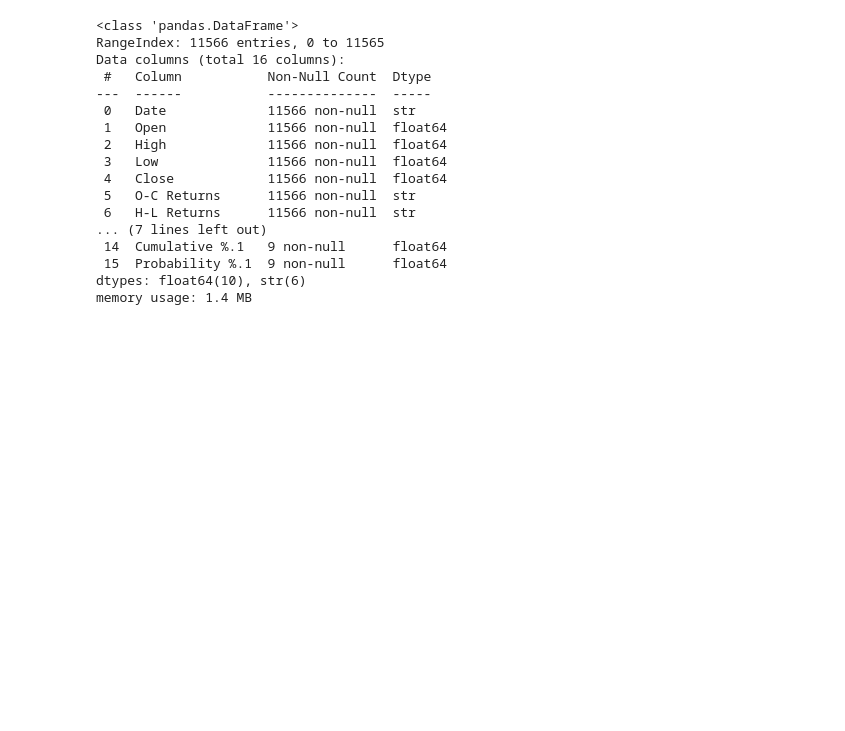
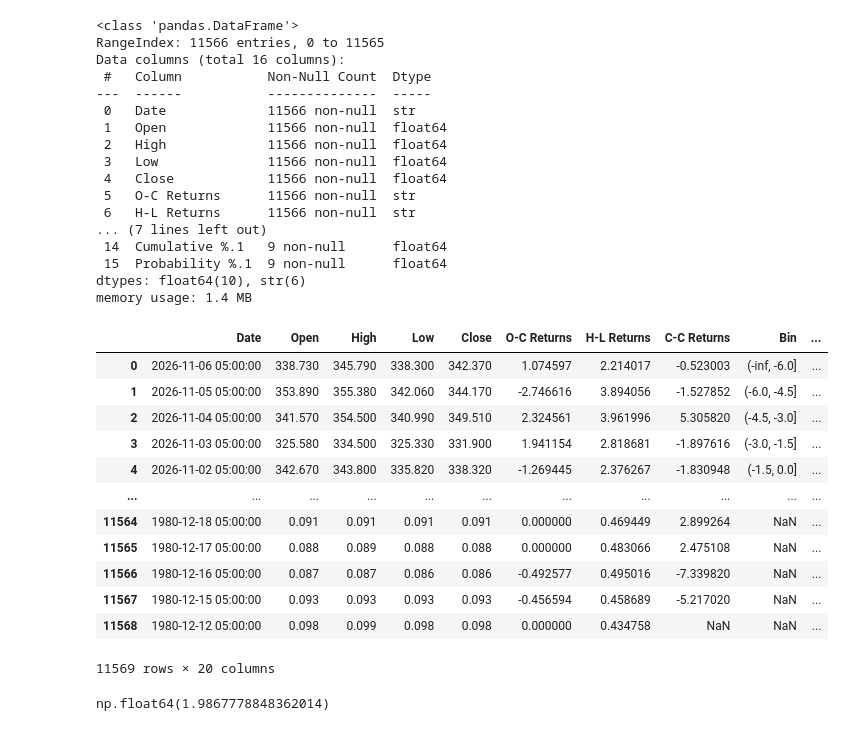
Before and after one commit to WLANguini/DoR_Automation_Module, a Jupyter notebook: notebooks/notebook_test.ipynb, the cells around one changed output. Saved outputs shown, nothing was run; the diff lists cells and outputs as text; code cells hidden in the pictures; blank space fills up the shorter version.

Commit message:
return table added, needs formating

```diff
--- a/notebooks/notebook_test.ipynb
+++ b/notebooks/notebook_test.ipynb
@@ -222,3 +222,25 @@ Data columns (total 16 columns):
  15  Probability %.1  9 non-null      float64
 dtypes: float64(10), str(6)
 memory usage: 1.4 MB
+# %%
+df = pd.read_excel("AAPL_DoR_Daily.xlsx")
+df
+# %% [output]
+|  | Date | Open | High | Low | Close | O-C Returns | H-L Returns | C-C Returns | Bin | ... |
+| 0 | 2026-11-06 05:00:00 | 338.730 | 345.790 | 338.300 | 342.370 | 1.074597 | 2.214017 | -0.523003 | (-inf, -6.0] | ... |
+| 1 | 2026-11-05 05:00:00 | 353.890 | 355.380 | 342.060 | 344.170 | -2.746616 | 3.894056 | -1.527852 | (-6.0, -4.5] | ... |
+| 2 | 2026-11-04 05:00:00 | 341.570 | 354.500 | 340.990 | 349.510 | 2.324561 | 3.961996 | 5.305820 | (-4.5, -3.0] | ... |
+| 3 | 2026-11-03 05:00:00 | 325.580 | 334.500 | 325.330 | 331.900 | 1.941154 | 2.818681 | -1.897616 | (-3.0, -1.5] | ... |
+| 4 | 2026-11-02 05:00:00 | 342.670 | 343.800 | 335.820 | 338.320 | -1.269445 | 2.376267 | -1.830948 | (-1.5, 0.0] | ... |
+| ... | ... | ... | ... | ... | ... | ... | ... | ... | ... | ... |
+| 11564 | 1980-12-18 05:00:00 | 0.091 | 0.091 | 0.091 | 0.091 | 0.000000 | 0.469449 | 2.899264 | NaN | ... |
+| 11565 | 1980-12-17 05:00:00 | 0.088 | 0.089 | 0.088 | 0.088 | 0.000000 | 0.483066 | 2.475108 | NaN | ... |
+| 11566 | 1980-12-16 05:00:00 | 0.087 | 0.087 | 0.086 | 0.086 | -0.492577 | 0.495016 | -7.339820 | NaN | ... |
+| 11567 | 1980-12-15 05:00:00 | 0.093 | 0.093 | 0.093 | 0.093 | -0.456594 | 0.458689 | -5.217020 | NaN | ... |
+| 11568 | 1980-12-12 05:00:00 | 0.098 | 0.099 | 0.098 | 0.098 | 0.000000 | 0.434758 | NaN | NaN | ... |
+11569 rows × 20 columns
+# %%
+avg_returns = df[df["C-C Returns"] > 0]
+avg_returns["C-C Returns"].mean()
+# %% [output]
+np.float64(1.9867778848362014)
```
Also changed, not shown: parts of 1 cell of this notebook, 5 other files.
